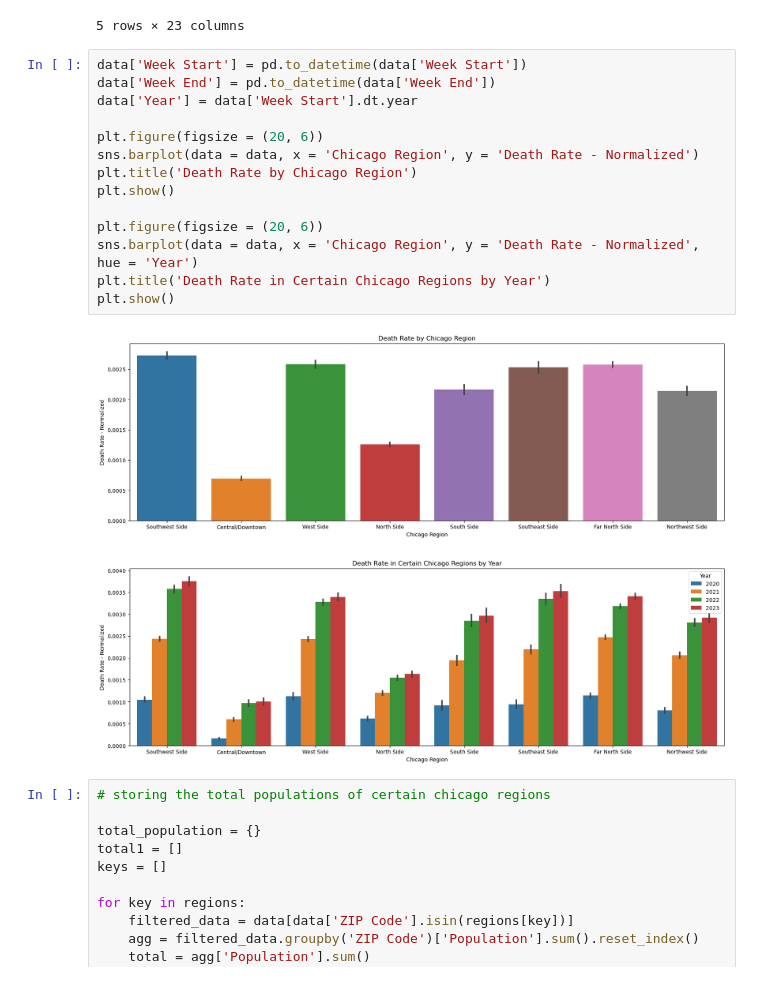
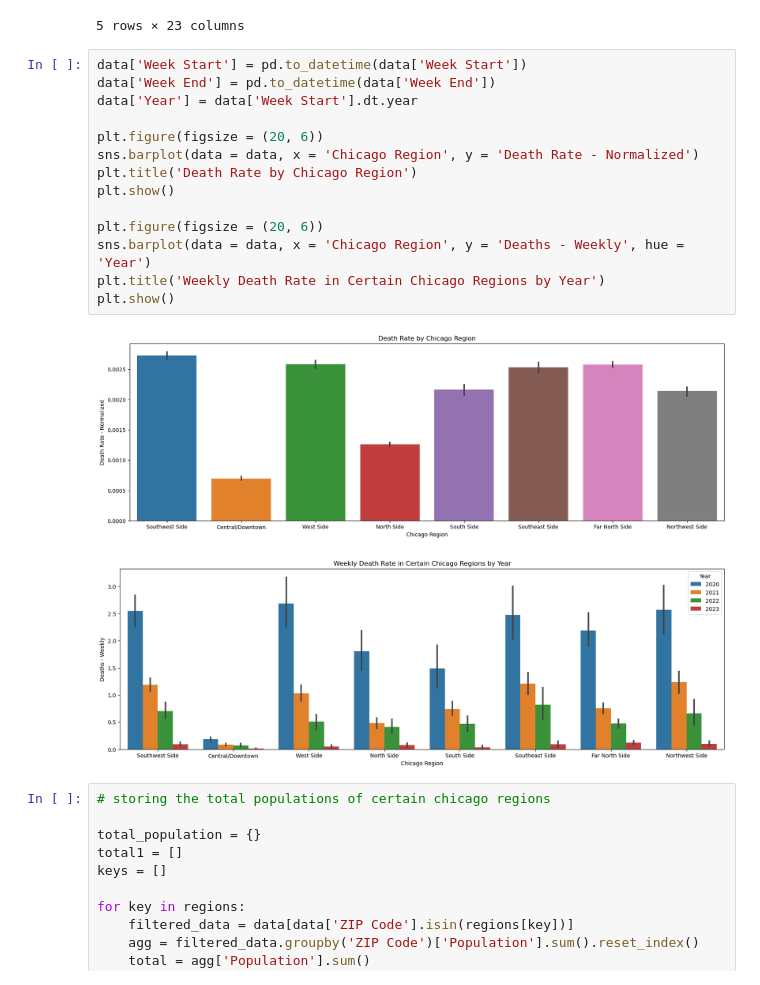
Before and after one commit to miriammei/JKMN-no-L-s-, a Jupyter notebook: MiriamCode.ipynb, the cells around one changed output. Cells and saved outputs as stored; diff of their text form.

Commit message:
updated to weekly death rate
updated code

```diff
--- a/MiriamCode.ipynb
+++ b/MiriamCode.ipynb
@@ -78,20 +78,20 @@ data.head()
 # %%
 data['Week Start'] = pd.to_datetime(data['Week Start'])
 data['Week End'] = pd.to_datetime(data['Week End'])
 data['Year'] = data['Week Start'].dt.year
 
 plt.figure(figsize = (20, 6))
 sns.barplot(data = data, x = 'Chicago Region', y = 'Death Rate - Normalized')
 plt.title('Death Rate by Chicago Region')
 plt.show()
 
 plt.figure(figsize = (20, 6))
-sns.barplot(data = data, x = 'Chicago Region', y = 'Death Rate - Normalized', hue = 'Year')
-plt.title('Death Rate in Certain Chicago Regions by Year')
+sns.barplot(data = data, x = 'Chicago Region', y = 'Deaths - Weekly', hue = 'Year')
+plt.title('Weekly Death Rate in Certain Chicago Regions by Year')
 plt.show()
 # %% [output]
 [figure]
-[figure, old version]
+[figure, new version]
 # %%
 # storing the total populations of certain chicago regions
 
```
Also changed, not shown: parts of 2 cells of this notebook.
